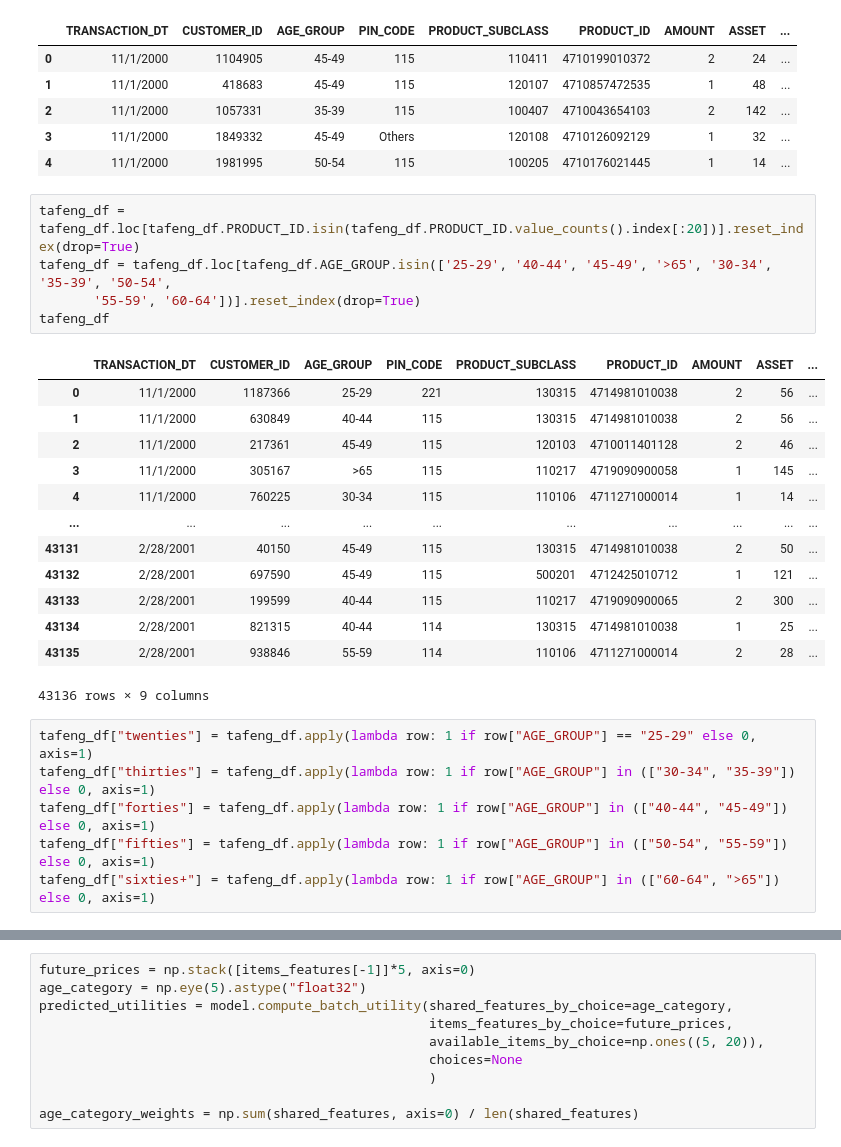
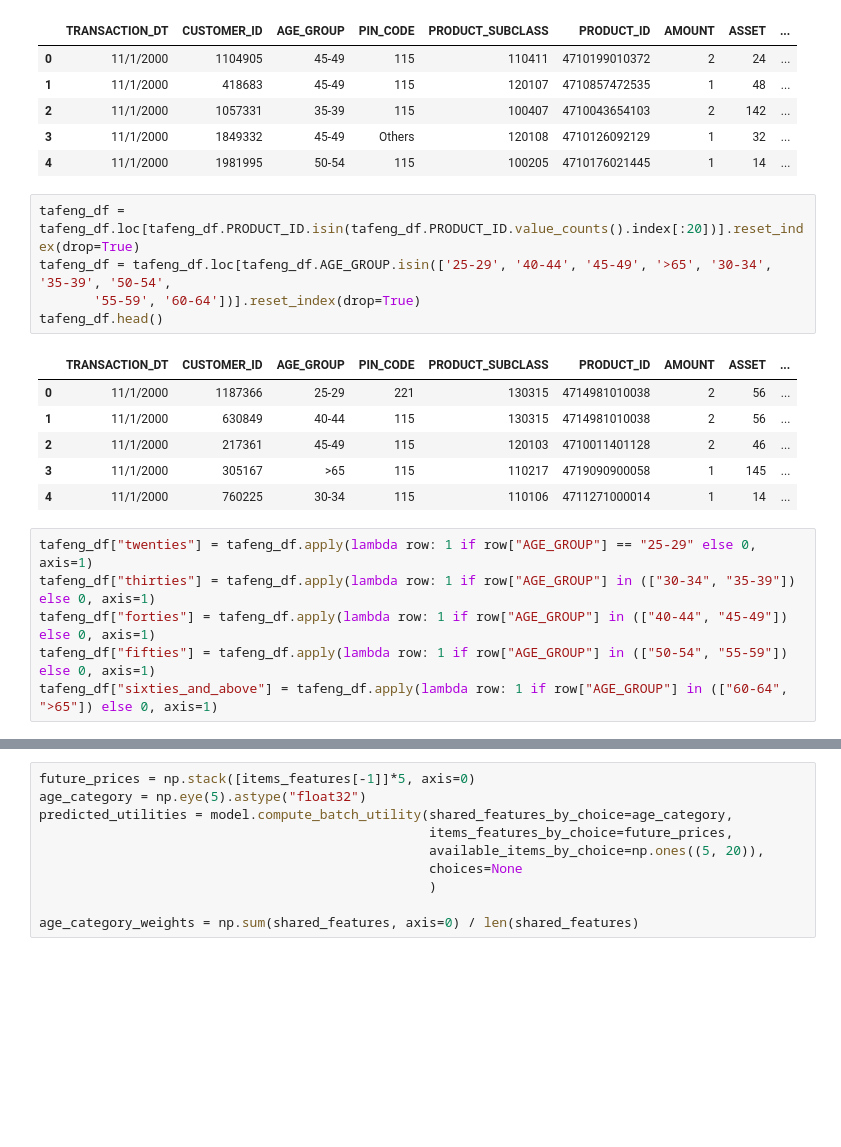
Before and after one commit to VincentAuriau/choice-learn-tutorials, a Jupyter notebook: notebooks/assortment-optimization.ipynb, the cells around one changed output, grey strips where cells are left out. Saved outputs shown, nothing was run; the diff lists cells and outputs as text; blank space fills up the shorter version.

```diff
--- a/notebooks/assortment-optimization.ipynb
+++ b/notebooks/assortment-optimization.ipynb
@@ -23,28 +23,21 @@ tafeng_df.head()
 # %%
 tafeng_df = tafeng_df.loc[tafeng_df.PRODUCT_ID.isin(tafeng_df.PRODUCT_ID.value_counts().index[:20])].reset_index(drop=True)
 tafeng_df = tafeng_df.loc[tafeng_df.AGE_GROUP.isin(['25-29', '40-44', '45-49', '>65', '30-34', '35-39', '50-54',
        '55-59', '60-64'])].reset_index(drop=True)
-tafeng_df
+tafeng_df.head()
 # %% [output]
 |  | TRANSACTION_DT | CUSTOMER_ID | AGE_GROUP | PIN_CODE | PRODUCT_SUBCLASS | PRODUCT_ID | AMOUNT | ASSET | ... |
 | 0 | 11/1/2000 | 1187366 | 25-29 | 221 | 130315 | 4714981010038 | 2 | 56 | ... |
 | 1 | 11/1/2000 | 630849 | 40-44 | 115 | 130315 | 4714981010038 | 2 | 56 | ... |
 | 2 | 11/1/2000 | 217361 | 45-49 | 115 | 120103 | 4710011401128 | 2 | 46 | ... |
 | 3 | 11/1/2000 | 305167 | >65 | 115 | 110217 | 4719090900058 | 1 | 145 | ... |
 | 4 | 11/1/2000 | 760225 | 30-34 | 115 | 110106 | 4711271000014 | 1 | 14 | ... |
-| ... | ... | ... | ... | ... | ... | ... | ... | ... | ... |
-| 43131 | 2/28/2001 | 40150 | 45-49 | 115 | 130315 | 4714981010038 | 2 | 50 | ... |
-| 43132 | 2/28/2001 | 697590 | 45-49 | 115 | 500201 | 4712425010712 | 1 | 121 | ... |
-| 43133 | 2/28/2001 | 199599 | 40-44 | 115 | 110217 | 4719090900065 | 2 | 300 | ... |
-| 43134 | 2/28/2001 | 821315 | 40-44 | 114 | 130315 | 4714981010038 | 1 | 25 | ... |
-| 43135 | 2/28/2001 | 938846 | 55-59 | 114 | 110106 | 4711271000014 | 2 | 28 | ... |
-43136 rows × 9 columns
 # %%
 tafeng_df["twenties"] = tafeng_df.apply(lambda row: 1 if row["AGE_GROUP"] == "25-29" else 0, axis=1)
 tafeng_df["thirties"] = tafeng_df.apply(lambda row: 1 if row["AGE_GROUP"] in (["30-34", "35-39"]) else 0, axis=1)
 tafeng_df["forties"] = tafeng_df.apply(lambda row: 1 if row["AGE_GROUP"] in (["40-44", "45-49"]) else 0, axis=1)
 tafeng_df["fifties"] = tafeng_df.apply(lambda row: 1 if row["AGE_GROUP"] in (["50-54", "55-59"]) else 0, axis=1)
-tafeng_df["sixties+"] = tafeng_df.apply(lambda row: 1 if row["AGE_GROUP"] in (["60-64", ">65"]) else 0, axis=1)
+tafeng_df["sixties_and_above"] = tafeng_df.apply(lambda row: 1 if row["AGE_GROUP"] in (["60-64", ">65"]) else 0, axis=1)
 # %%
 # product ID to index
 id_to_index = {}
```
Also changed, not shown: parts of 5 cells of this notebook, 1 other file.
